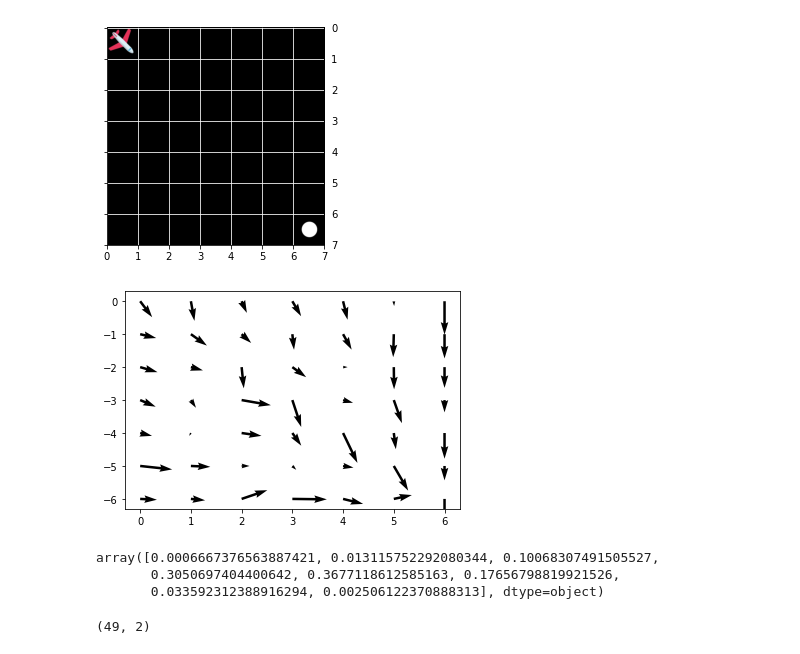
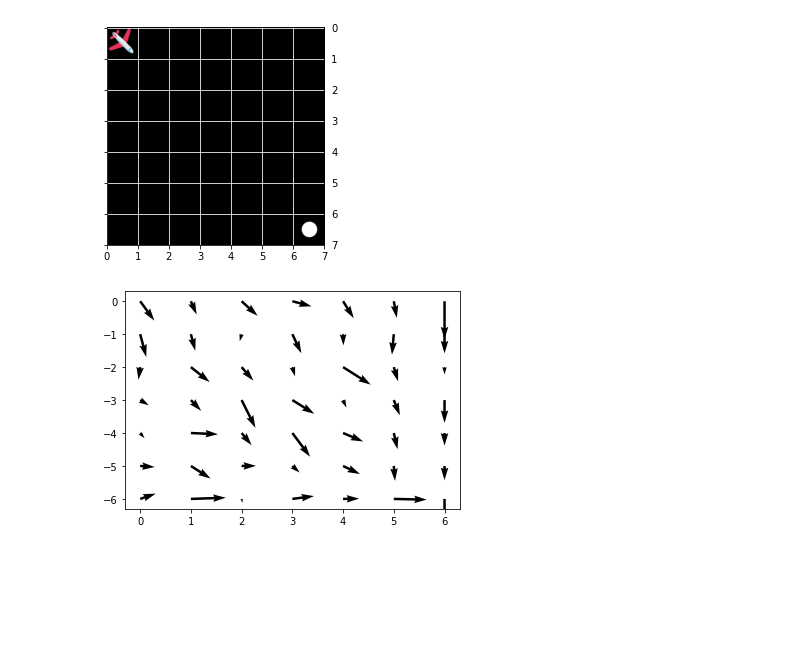
Before and after one commit to TheBlackCat22/Wind-Energy-based-Path-Planning-For-UAV, a Jupyter notebook: main.ipynb, the cells around one changed output. Drawn from its saved outputs; the diff is of its cells as text; code cells hidden in the pictures; blank space fills up the shorter version.

```diff
--- a/main.ipynb
+++ b/main.ipynb
@@ -8,23 +8,8 @@ a.render()
 # %% [output]
 [figure]
 # %%
-WindField=a.generate_uniform_windfield()
+wind_field=a.generate_uniform_windfield()
 # %%
-a.plot_windfield(WindField)
+a.plot_windfield(wind_field)
 # %% [output]
-[figure, old version]
+[figure, new version]
-# %%
-np.array(a.transition_prob(state=(0,0,3),action="S",wind_field=WindField))[:,1]
-# %% [output]
-array([0.0006667376563887421, 0.013115752292080344, 0.10068307491505527,
-       0.3050697404400642, 0.3677118612585163, 0.17656798819921526,
-       0.033592312388916294, 0.002506122370888313], dtype=object)
-# %%
-S = []
-for i in range(0, 7):
-    for j in range(0,7):
-        S.append([i,j])
-S = np.array(S)
-S.shape
-# %% [output]
-(49, 2)
```
Also changed, not shown: parts of 19 cells of this notebook, 1 other file.
